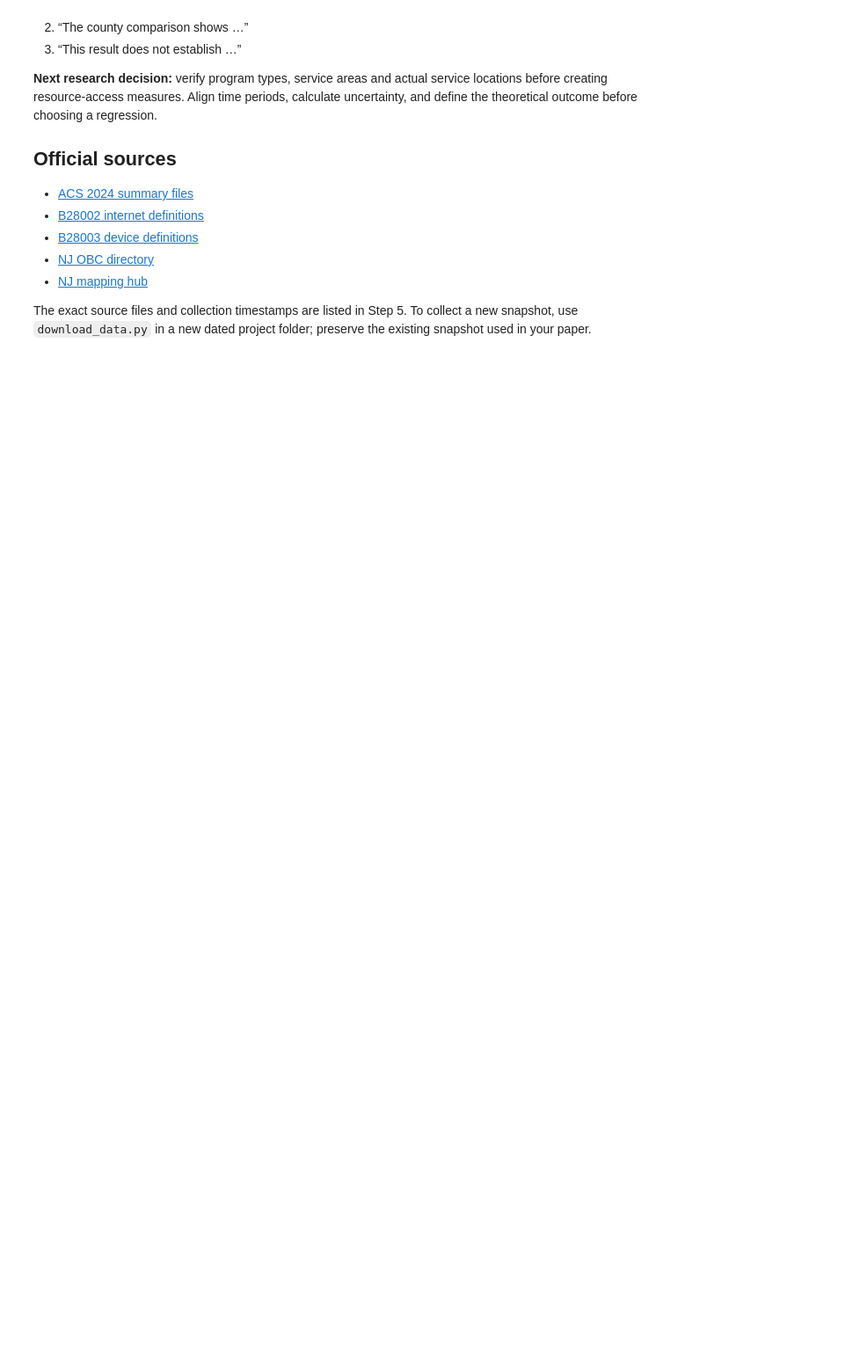
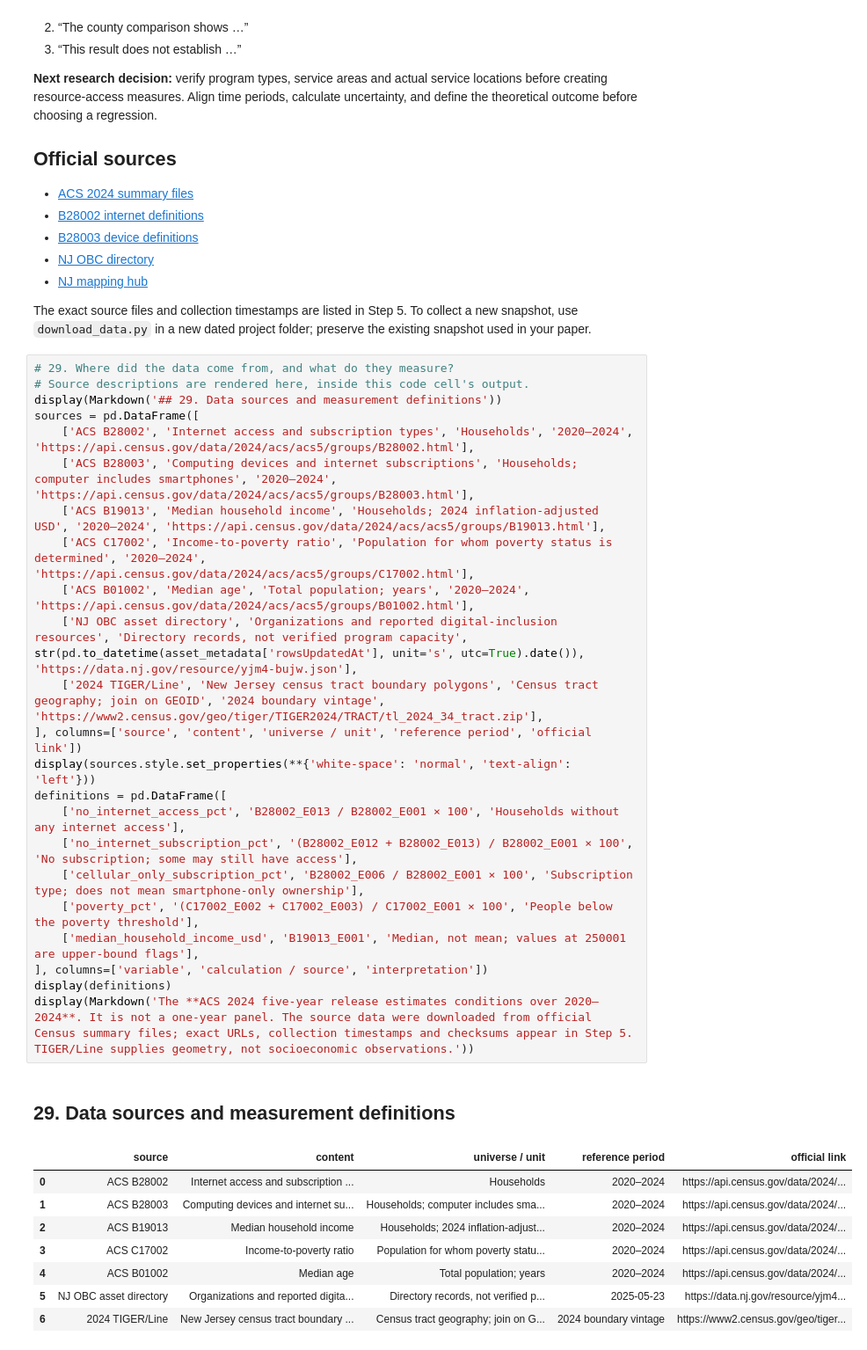
Before and after one commit to We1Chen7/nj-digital-equity, a Jupyter notebook: NJ_Digital_Equity_Colab.ipynb, the cells around one changed output. Shown at 88% size. Saved outputs shown, nothing was run; the diff lists cells and outputs as text; blank space fills up the shorter version.

```diff
--- a/NJ_Digital_Equity_Colab.ipynb
+++ b/NJ_Digital_Equity_Colab.ipynb
@@ -887,3 +887,36 @@ uncertainty, and define the theoretical outcome before choosing a regression.
 The exact source files and collection timestamps are listed in Step 5. To collect
 a new snapshot, use `download_data.py` in a new dated project folder; preserve the
 existing snapshot used in your paper.
+# %%
+# 29. Where did the data come from, and what do they measure?
+# Source descriptions are rendered here, inside this code cell's output.
+display(Markdown('## 29. Data sources and measurement definitions'))
+sources = pd.DataFrame([
+    ['ACS B28002', 'Internet access and subscription types', 'Households', '2020–2024', 'https://api.census.gov/data/2024/acs/acs5/groups/B28002.html'],
+    ['ACS B28003', 'Computing devices and internet subscriptions', 'Households; computer includes smartphones', '2020–2024', 'https://api.census.gov/data/2024/acs/acs5/groups/B28003.html'],
+    ['ACS B19013', 'Median household income', 'Households; 2024 inflation-adjusted USD', '2020–2024', 'https://api.census.gov/data/2024/acs/acs5/groups/B19013.html'],
+    ['ACS C17002', 'Income-to-poverty ratio', 'Population for whom poverty status is determined', '2020–2024', 'https://api.census.gov/data/2024/acs/acs5/groups/C17002.html'],
+    ['ACS B01002', 'Median age', 'Total population; years', '2020–2024', 'https://api.census.gov/data/2024/acs/acs5/groups/B01002.html'],
+    ['NJ OBC asset directory', 'Organizations and reported digital-inclusion resources', 'Directory records, not verified program capacity', str(pd.to_datetime(asset_metadata['rowsUpdatedAt'], unit='s', utc=True).date()), 'https://data.nj.gov/resource/yjm4-bujw.json'],
+    ['2024 TIGER/Line', 'New Jersey census tract boundary polygons', 'Census tract geography; join on GEOID', '2024 boundary vintage', 'https://www2.census.gov/geo/tiger/TIGER2024/TRACT/tl_2024_34_tract.zip'],
+], columns=['source', 'content', 'universe / unit', 'reference period', 'official link'])
+display(sources.style.set_properties(**{'white-space': 'normal', 'text-align': 'left'}))
+definitions = pd.DataFrame([
+    ['no_internet_access_pct', 'B28002_E013 / B28002_E001 × 100', 'Households without any internet access'],
+    ['no_internet_subscription_pct', '(B28002_E012 + B28002_E013) / B28002_E001 × 100', 'No subscription; some may still have access'],
+    ['cellular_only_subscription_pct', 'B28002_E006 / B28002_E001 × 100', 'Subscription type; does not mean smartphone-only ownership'],
+    ['poverty_pct', '(C17002_E002 + C17002_E003) / C17002_E001 × 100', 'People below the poverty threshold'],
+    ['median_household_income_usd', 'B19013_E001', 'Median, not mean; values at 250001 are upper-bound flags'],
+], columns=['variable', 'calculation / source', 'interpretation'])
+display(definitions)
+display(Markdown('The **ACS 2024 five-year release estimates conditions over 2020–2024**. It is not a one-year panel. The source data were downloaded from official Census summary files; exact URLs, collection timestamps and checksums appear in Step 5. TIGER/Line supplies geometry, not socioeconomic observations.'))
+# %% [output]
+## 29. Data sources and measurement definitions
+|  | source | content | universe / unit | reference period | official link |
+| 0 | ACS B28002 | Internet access and subscription ... | Households | 2020–2024 | https://api.census.gov/data/2024/... |
+| 1 | ACS B28003 | Computing devices and internet su... | Households; computer includes sma... | 2020–2024 | https://api.census.gov/data/2024/... |
+| 2 | ACS B19013 | Median household income | Households; 2024 inflation-adjust... | 2020–2024 | https://api.census.gov/data/2024/... |
+| 3 | ACS C17002 | Income-to-poverty ratio | Population for whom poverty statu... | 2020–2024 | https://api.census.gov/data/2024/... |
+| 4 | ACS B01002 | Median age | Total population; years | 2020–2024 | https://api.census.gov/data/2024/... |
+| 5 | NJ OBC asset directory | Organizations and reported digita... | Directory records, not verified p... | 2025-05-23 | https://data.nj.gov/resource/yjm4... |
+| 6 | 2024 TIGER/Line | New Jersey census tract boundary ... | Census tract geography; join on G... | 2024 boundary vintage | https://www2.census.gov/geo/tiger... |
```
Also changed, not shown: parts of 9 cells of this notebook, 4 other files.
